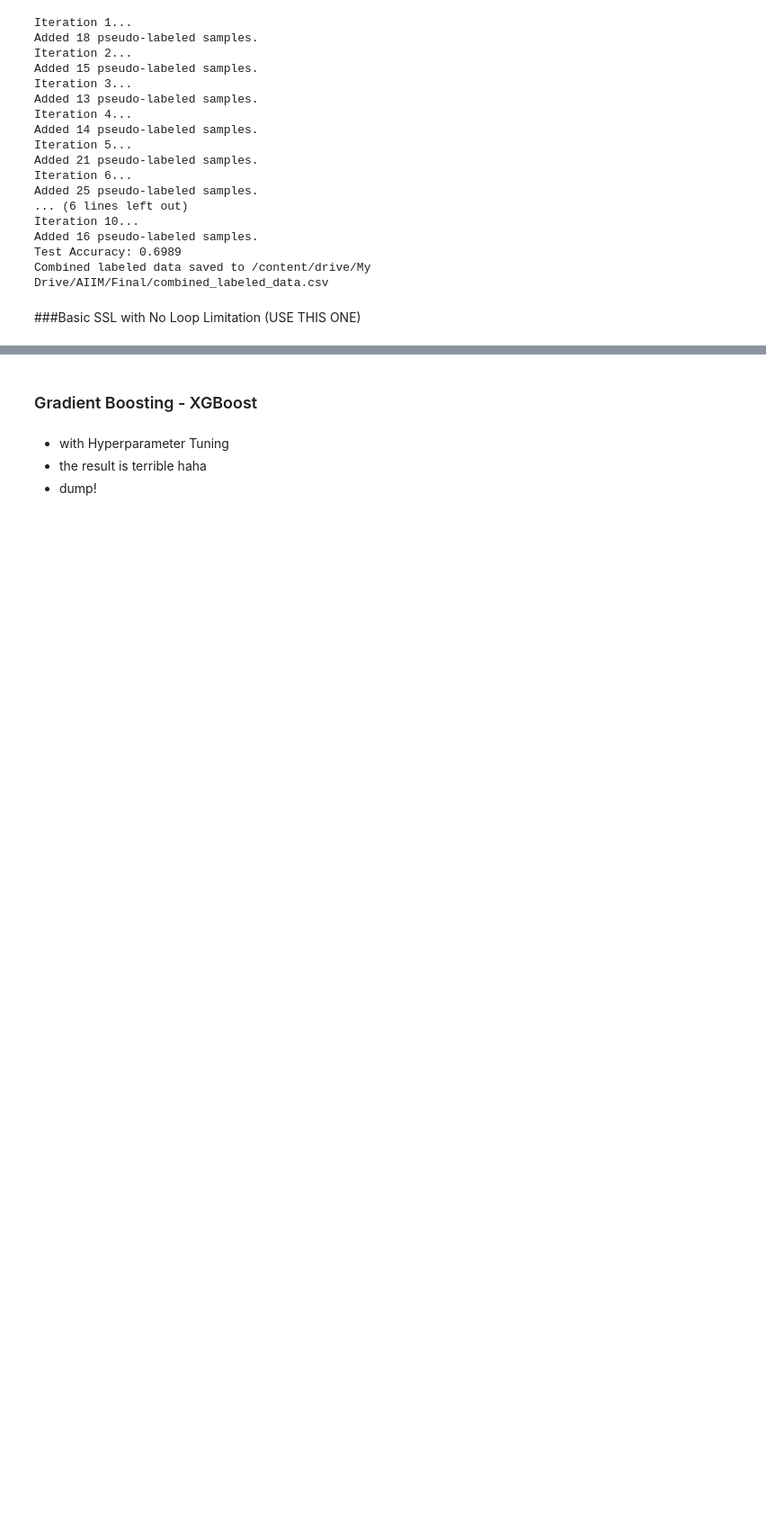
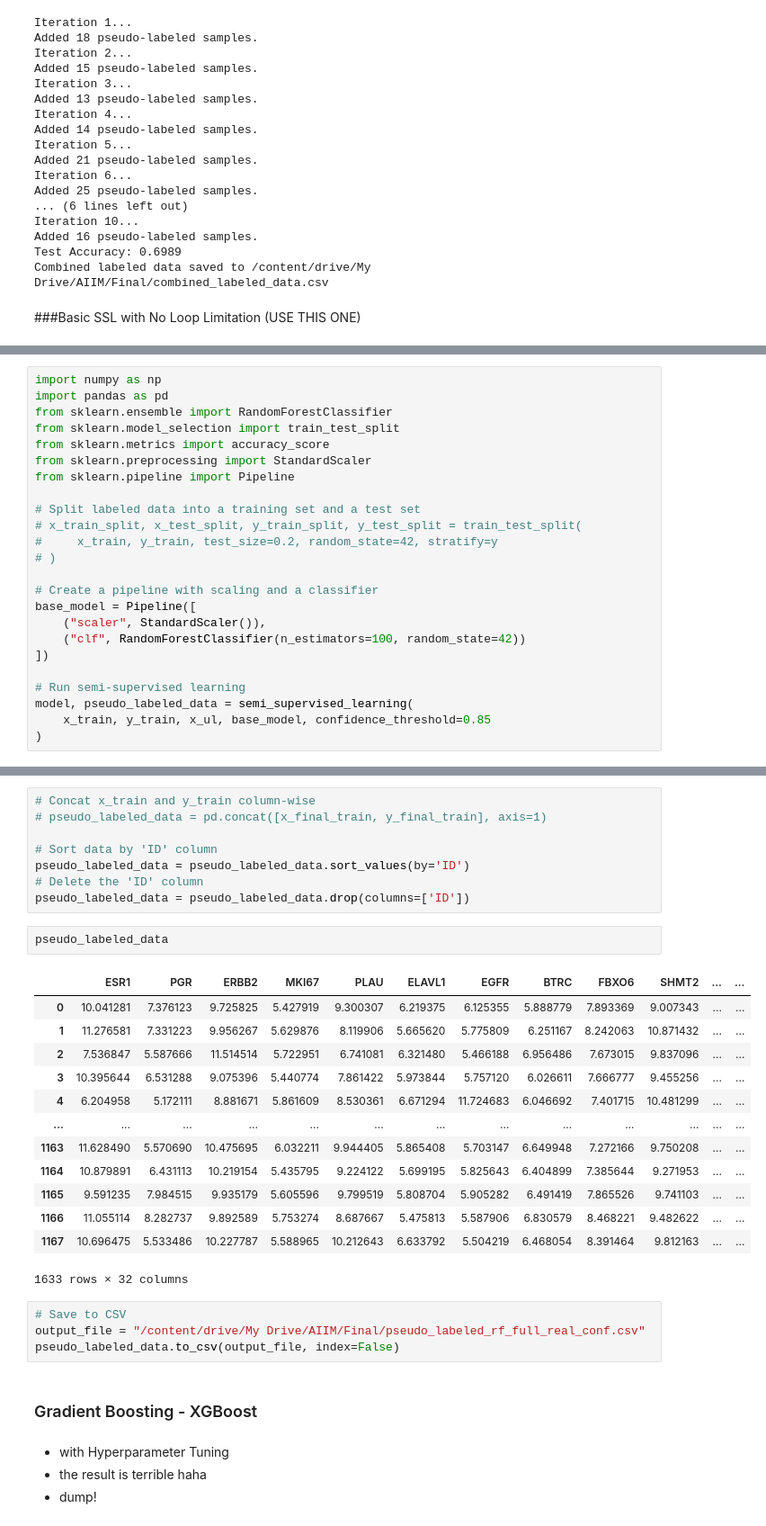
Before and after one commit to DontSlipOnDirt/breast-cancer-dss-prediction, a Jupyter notebook: ssl/random_forest.ipynb, the cells around one changed output, grey strips where cells are left out. Shown: that part at 90% size. Drawn from its saved outputs; the diff is of its cells as text; blank space fills up the shorter version.

Commit message:
ssl using random forest

```diff
--- a/ssl/random_forest.ipynb
+++ b/ssl/random_forest.ipynb
@@ -344,0 +344,24 @@ Combined labeled data saved to /content/drive/My Drive/AIIM/Final/combined_label
+# %%
+import numpy as np
+import pandas as pd
+from sklearn.ensemble import RandomForestClassifier
+from sklearn.model_selection import train_test_split
+from sklearn.metrics import accuracy_score
+from sklearn.preprocessing import StandardScaler
+from sklearn.pipeline import Pipeline
+
+# Split labeled data into a training set and a test set
+# x_train_split, x_test_split, y_train_split, y_test_split = train_test_split(
+#     x_train, y_train, test_size=0.2, random_state=42, stratify=y
+# )
+
+# Create a pipeline with scaling and a classifier
+base_model = Pipeline([
+    ("scaler", StandardScaler()),
+    ("clf", RandomForestClassifier(n_estimators=100, random_state=42))
+])
+
+# Run semi-supervised learning
+model, pseudo_labeled_data = semi_supervised_learning(
+    x_train, y_train, x_ul, base_model, confidence_threshold=0.85
+)
@@ -345,3 +386,31 @@ Combined labeled data saved to /content/drive/My Drive/AIIM/Final/combined_label
+# %%
+# Concat x_train and y_train column-wise
+# pseudo_labeled_data = pd.concat([x_final_train, y_final_train], axis=1)
+
+# Sort data by 'ID' column
+pseudo_labeled_data = pseudo_labeled_data.sort_values(by='ID')
+# Delete the 'ID' column
+pseudo_labeled_data = pseudo_labeled_data.drop(columns=['ID'])
+# %%
+pseudo_labeled_data
+# %% [output]
+|  | ESR1 | PGR | ERBB2 | MKI67 | PLAU | ELAVL1 | EGFR | BTRC | FBXO6 | SHMT2 | ... | ... |
+| 0 | 10.041281 | 7.376123 | 9.725825 | 5.427919 | 9.300307 | 6.219375 | 6.125355 | 5.888779 | 7.893369 | 9.007343 | ... | ... |
+| 1 | 11.276581 | 7.331223 | 9.956267 | 5.629876 | 8.119906 | 5.665620 | 5.775809 | 6.251167 | 8.242063 | 10.871432 | ... | ... |
+| 2 | 7.536847 | 5.587666 | 11.514514 | 5.722951 | 6.741081 | 6.321480 | 5.466188 | 6.956486 | 7.673015 | 9.837096 | ... | ... |
+| 3 | 10.395644 | 6.531288 | 9.075396 | 5.440774 | 7.861422 | 5.973844 | 5.757120 | 6.026611 | 7.666777 | 9.455256 | ... | ... |
+| 4 | 6.204958 | 5.172111 | 8.881671 | 5.861609 | 8.530361 | 6.671294 | 11.724683 | 6.046692 | 7.401715 | 10.481299 | ... | ... |
+| ... | ... | ... | ... | ... | ... | ... | ... | ... | ... | ... | ... | ... |
+| 1163 | 11.628490 | 5.570690 | 10.475695 | 6.032211 | 9.944405 | 5.865408 | 5.703147 | 6.649948 | 7.272166 | 9.750208 | ... | ... |
+| 1164 | 10.879891 | 6.431113 | 10.219154 | 5.435795 | 9.224122 | 5.699195 | 5.825643 | 6.404899 | 7.385644 | 9.271953 | ... | ... |
+| 1165 | 9.591235 | 7.984515 | 9.935179 | 5.605596 | 9.799519 | 5.808704 | 5.905282 | 6.491419 | 7.865526 | 9.741103 | ... | ... |
+| 1166 | 11.055114 | 8.282737 | 9.892589 | 5.753274 | 8.687667 | 5.475813 | 5.587906 | 6.830579 | 8.468221 | 9.482622 | ... | ... |
+| 1167 | 10.696475 | 5.533486 | 10.227787 | 5.588965 | 10.212643 | 6.633792 | 5.504219 | 6.468054 | 8.391464 | 9.812163 | ... | ... |
+1633 rows × 32 columns
+# %%
+# Save to CSV
+output_file = "/content/drive/My Drive/AIIM/Final/pseudo_labeled_rf_full_real_conf.csv"
+pseudo_labeled_data.to_csv(output_file, index=False)
 # %% [markdown]
 ### Gradient Boosting - XGBoost
 # %% [markdown]
```
Also changed, not shown: parts of 14 cells of this notebook.
